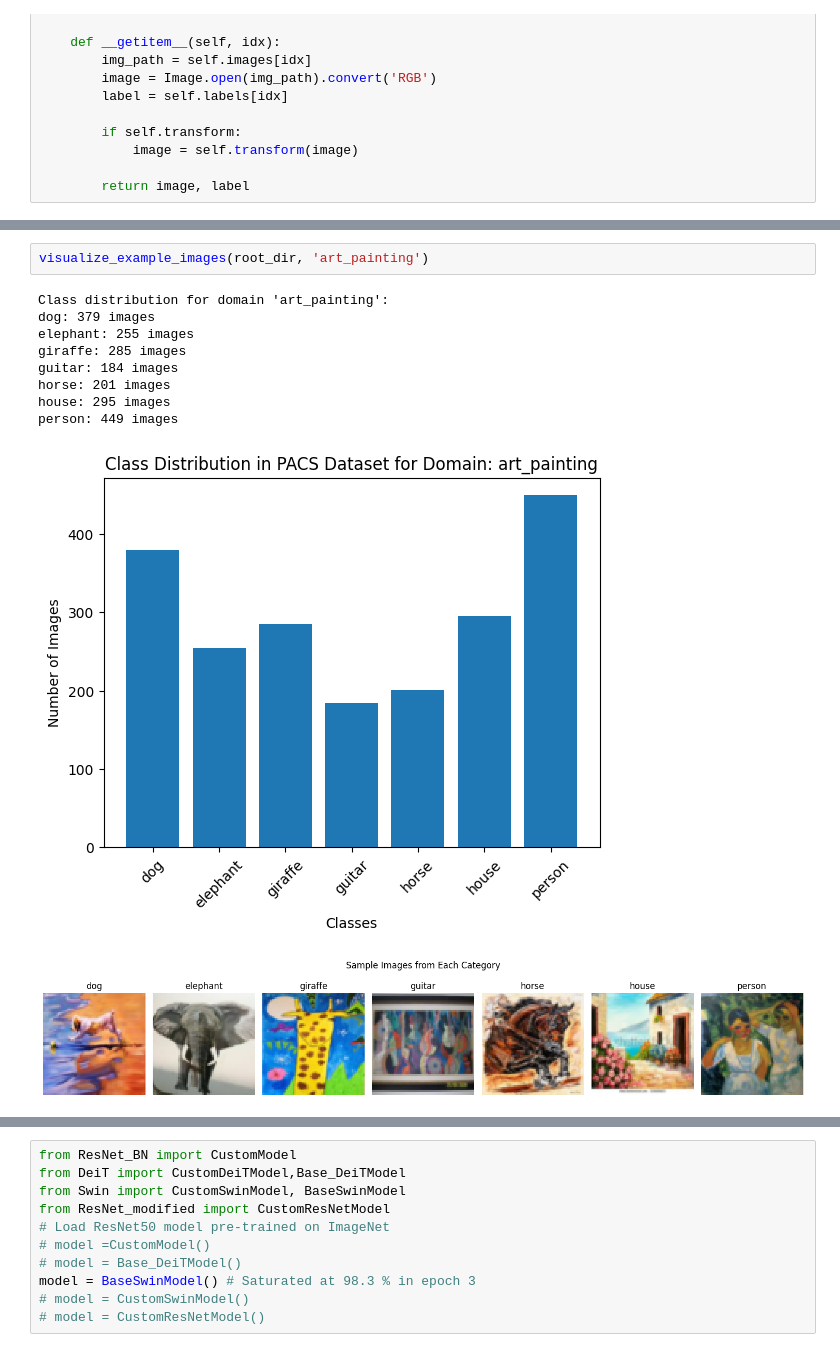
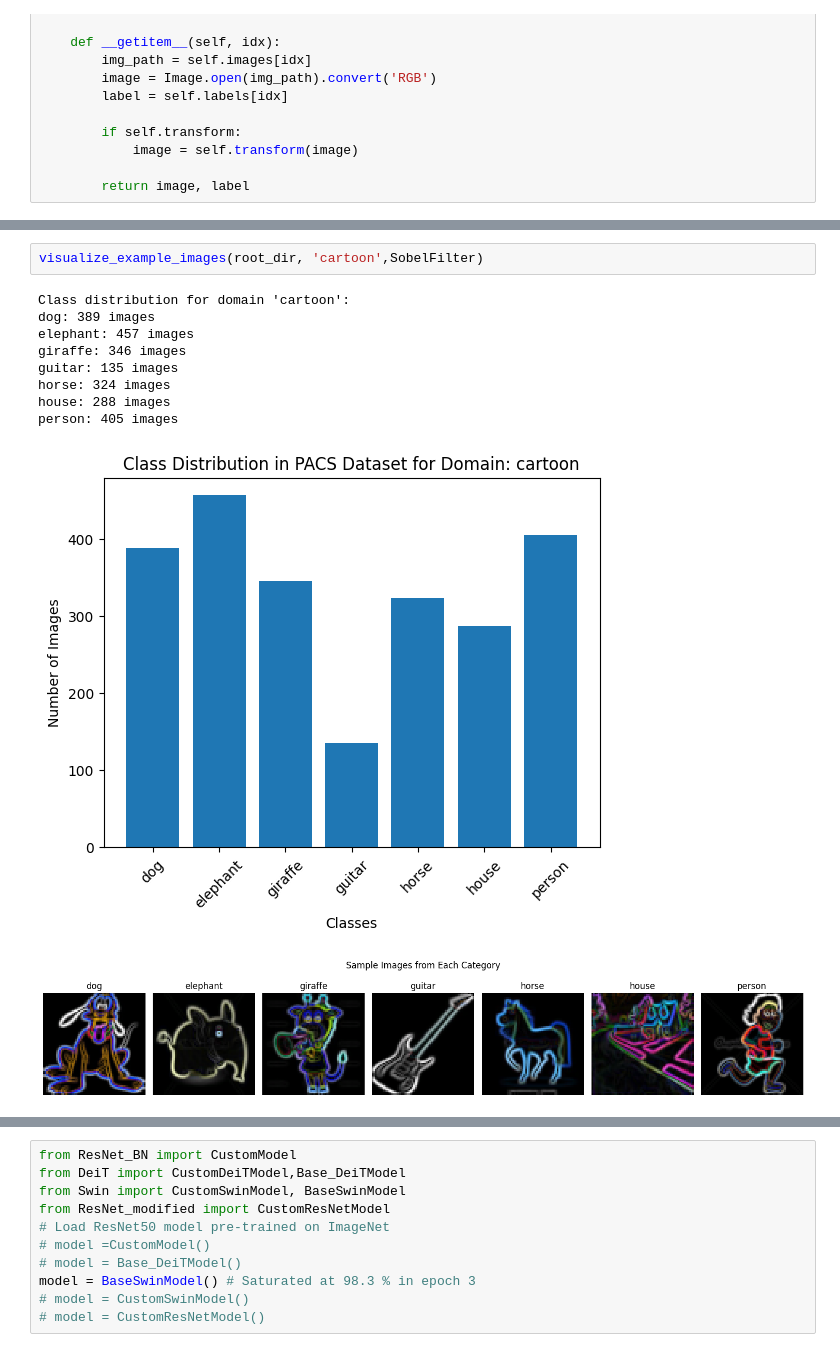
Before and after one commit to DongBumKim/CV_Project, a Jupyter notebook: 2024-2-project_custom.ipynb, the cells around one changed output, grey strips where cells are left out. Saved outputs shown, nothing was run; the diff lists cells and outputs as text.

```diff
--- a/2024-2-project_custom.ipynb
+++ b/2024-2-project_custom.ipynb
@@ -256,14 +318,14 @@ def visualize_example_images(root_dir, domain):
 # %%
-visualize_example_images(root_dir, 'art_painting')
+visualize_example_images(root_dir, 'cartoon',SobelFilter)
 # %% [output]
-Class distribution for domain 'art_painting':
-dog: 379 images
-elephant: 255 images
-giraffe: 285 images
-guitar: 184 images
-horse: 201 images
-house: 295 images
-person: 449 images
+Class distribution for domain 'cartoon':
+dog: 389 images
+elephant: 457 images
+giraffe: 346 images
+guitar: 135 images
+horse: 324 images
+house: 288 images
+person: 405 images
-[figure, old version]
+[figure, new version]
-[figure, old version]
+[figure, new version]
 # %%
```
Also changed, not shown: parts of 9 cells of this notebook, 4 other files.
